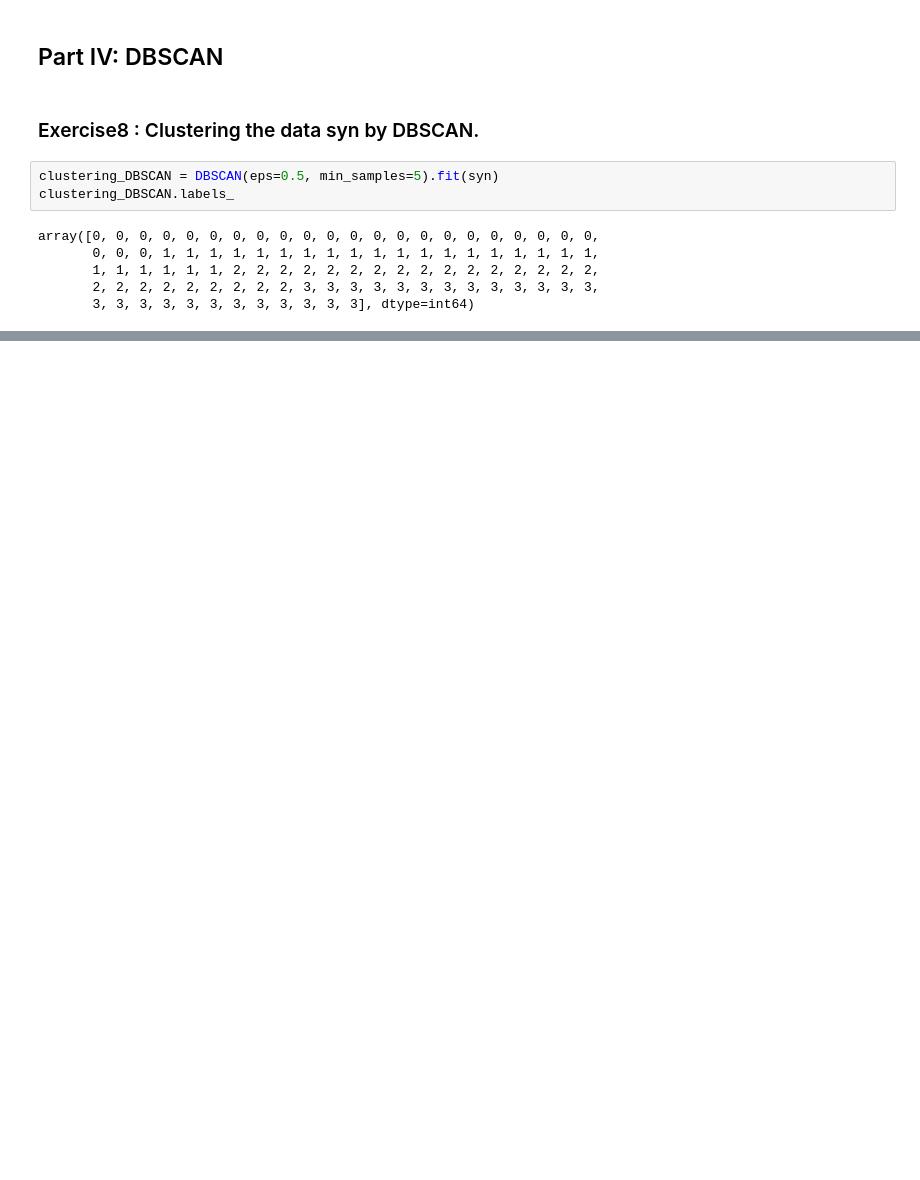
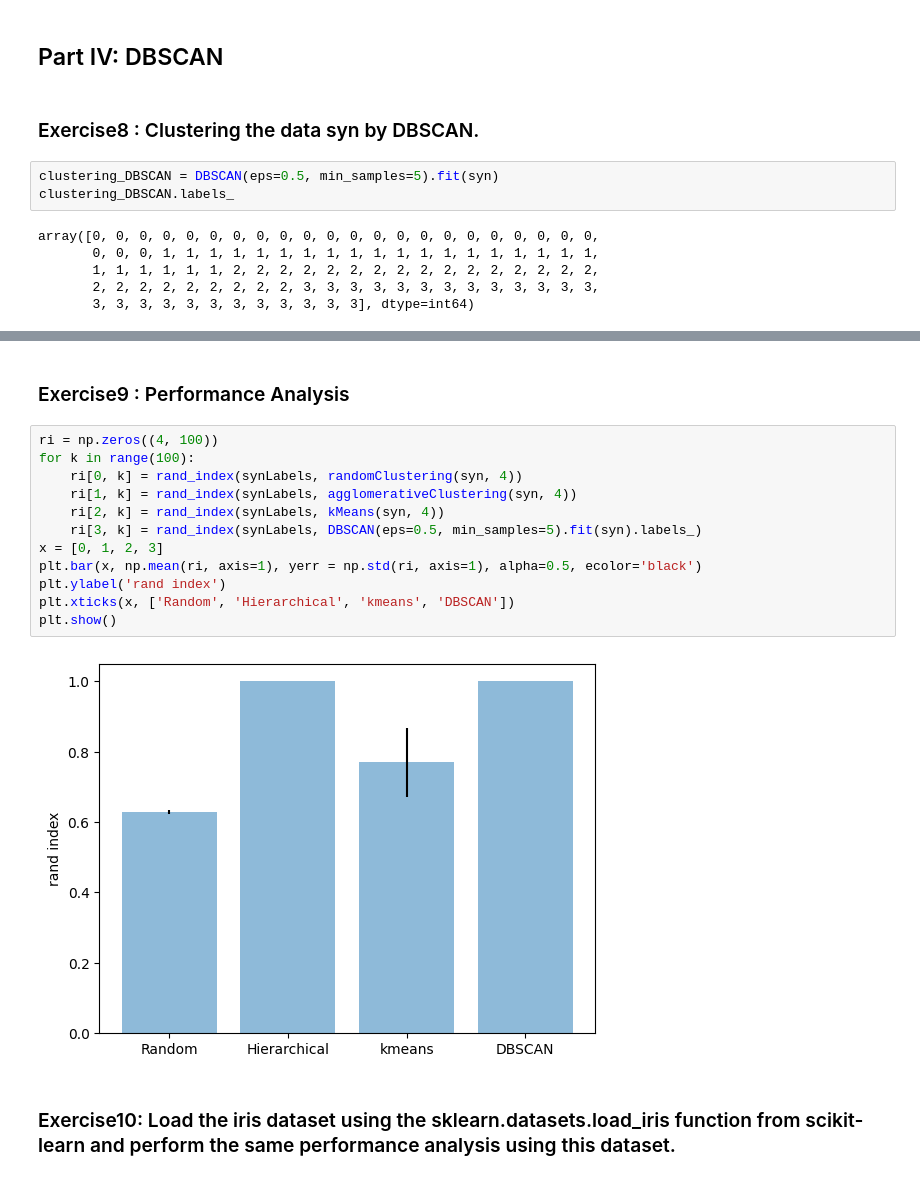
Before and after one commit to Natgru06/Machine_Learning_A4, a Jupyter notebook: TD4/PW4-Pundogar Nathan-Gabriel.ipynb, the cells around one changed output, grey strips where cells are left out. Cells and saved outputs as stored; diff of their text form; blank space fills up the shorter version.

```diff
--- a/TD4/PW4-Pundogar Nathan-Gabriel.ipynb
+++ b/TD4/PW4-Pundogar Nathan-Gabriel.ipynb
@@ -239,0 +248,18 @@ plt.show()
+# %% [markdown]
+### Exercise9 : Performance Analysis
+# %%
+ri = np.zeros((4, 100))
+for k in range(100):
+    ri[0, k] = rand_index(synLabels, randomClustering(syn, 4))
+    ri[1, k] = rand_index(synLabels, agglomerativeClustering(syn, 4))
+    ri[2, k] = rand_index(synLabels, kMeans(syn, 4))
+    ri[3, k] = rand_index(synLabels, DBSCAN(eps=0.5, min_samples=5).fit(syn).labels_)
+x = [0, 1, 2, 3]
+plt.bar(x, np.mean(ri, axis=1), yerr = np.std(ri, axis=1), alpha=0.5, ecolor='black')
+plt.ylabel('rand index')
+plt.xticks(x, ['Random', 'Hierarchical', 'kmeans', 'DBSCAN'])
+plt.show()
+# %% [output]
+[figure, added]
+# %% [markdown]
+### Exercise10: Load the iris dataset using the sklearn.datasets.load_iris function from scikit-learn and perform the same performance analysis using this dataset.
```
Also changed, not shown: parts of 15 cells of this notebook, 1 other file.
